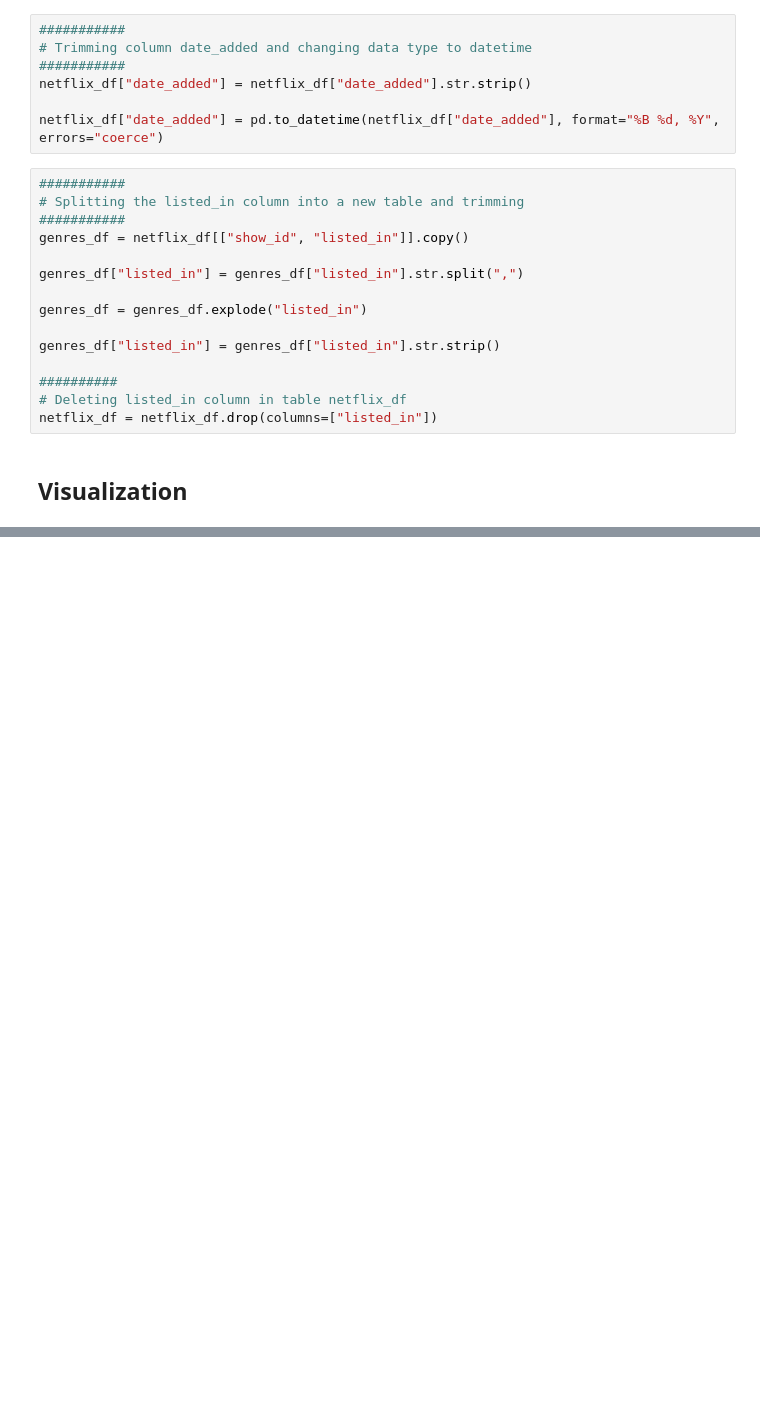
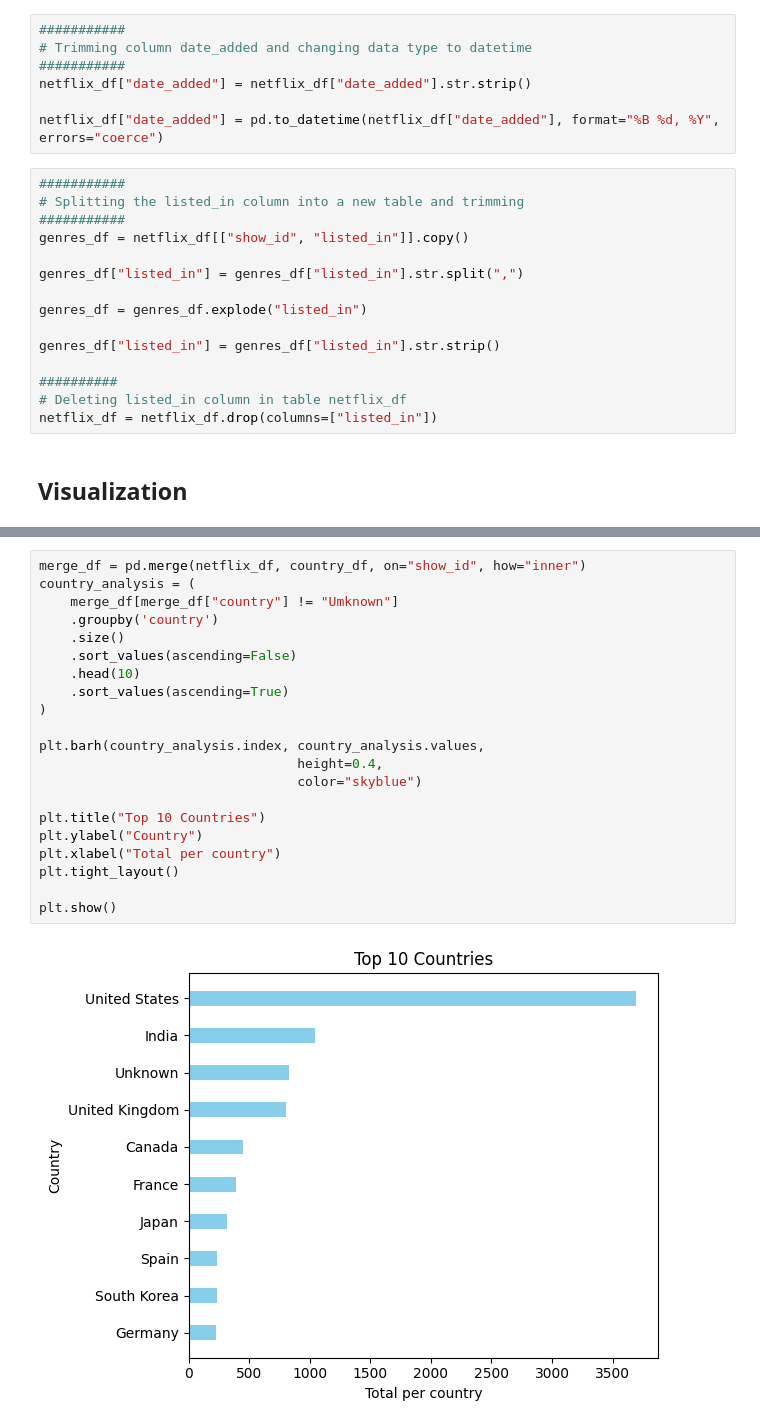
Before and after one commit to Panta003/netflix-data-analysis, a Jupyter notebook: scripts/analysis.ipynb, the cells around one changed output, grey strips where cells are left out. Saved outputs shown, nothing was run; the diff lists cells and outputs as text; blank space fills up the shorter version.

```diff
--- a/scripts/analysis.ipynb
+++ b/scripts/analysis.ipynb
@@ -115,0 +118,23 @@ plt.show()
+# %%
+merge_df = pd.merge(netflix_df, country_df, on="show_id", how="inner")
+country_analysis = (
+    merge_df[merge_df["country"] != "Umknown"]
+    .groupby('country')
+    .size()
+    .sort_values(ascending=False)
+    .head(10)
+    .sort_values(ascending=True)
+)
+
+plt.barh(country_analysis.index, country_analysis.values,
+                                 height=0.4,
+                                 color="skyblue")
+
+plt.title("Top 10 Countries")
+plt.ylabel("Country")
+plt.xlabel("Total per country")
+plt.tight_layout()
+
+plt.show()
+# %% [output]
+[figure, added]
```
Also changed, not shown: parts of 1 cell of this notebook.
